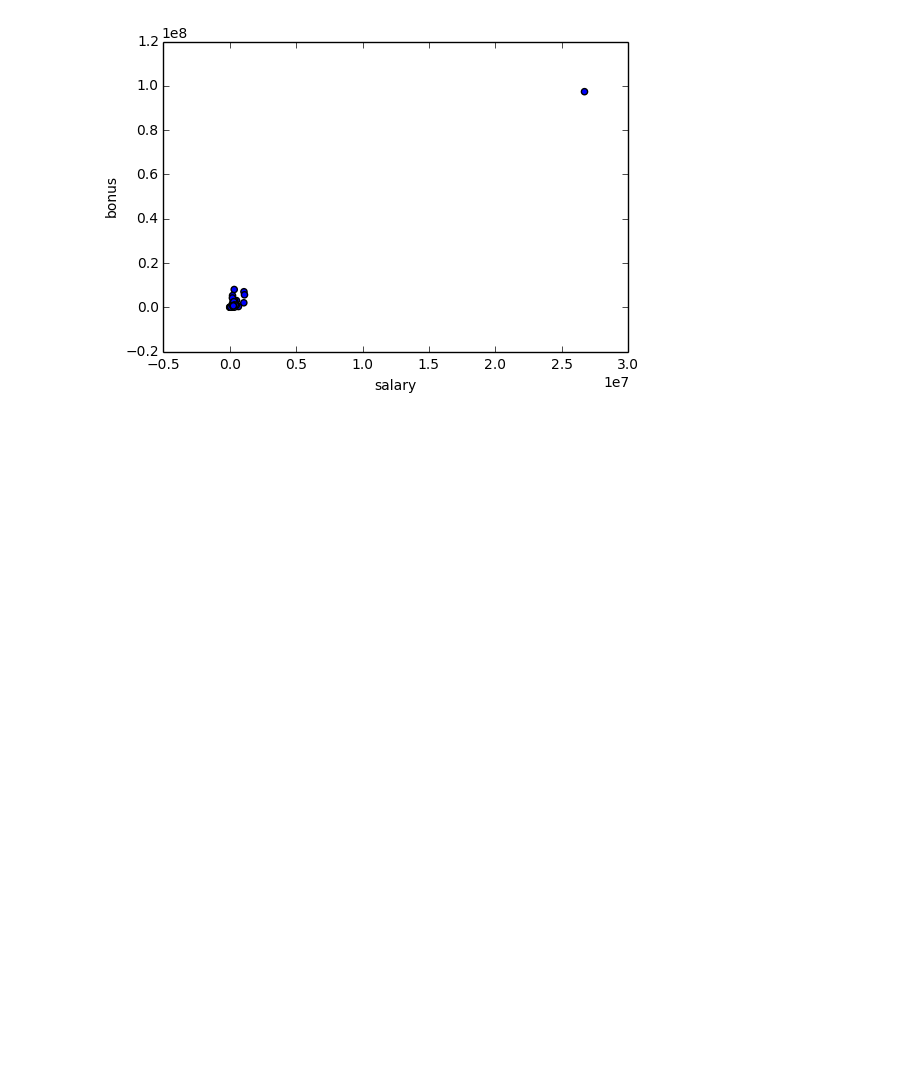
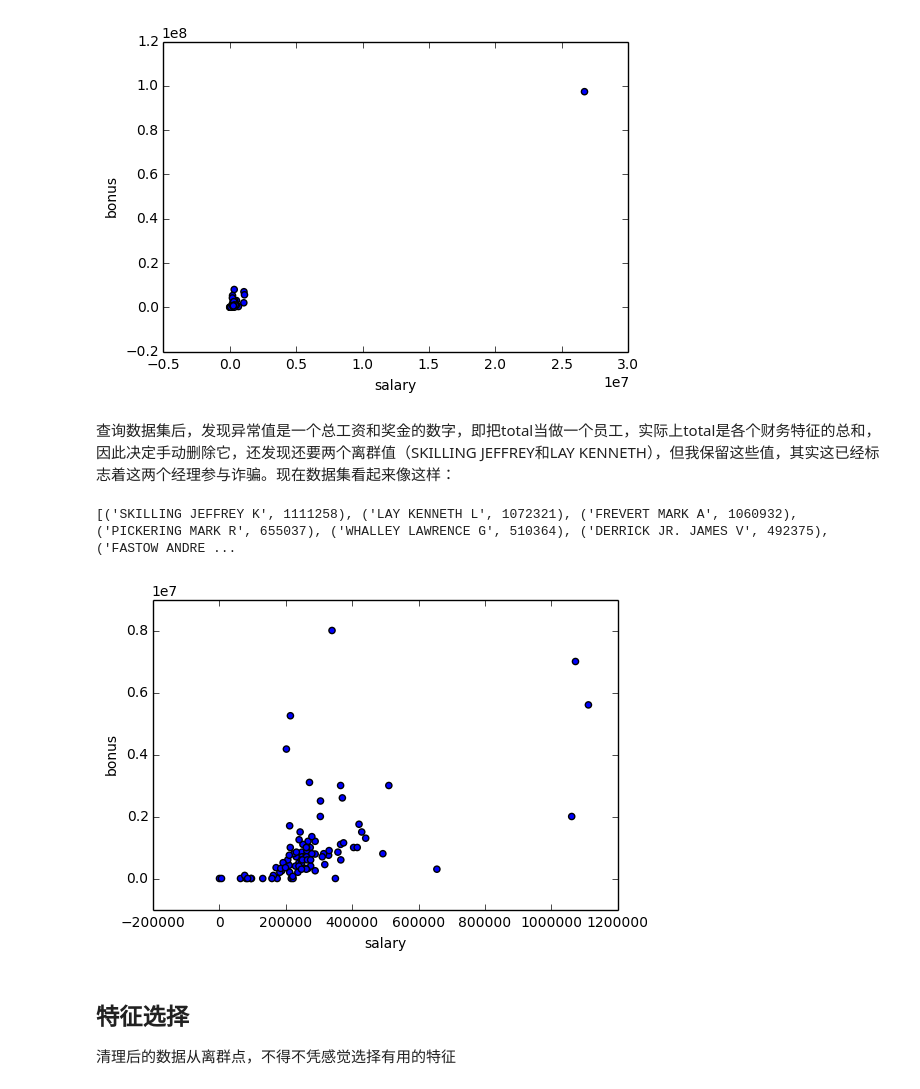
Before and after one commit to datamaning/machine_mini_projects, a Jupyter notebook: final_project/Untitled.ipynb, the cells around one changed output. Drawn from its saved outputs; the diff is of its cells as text; code cells hidden in the pictures; blank space fills up the shorter version.

Commit message:
enron data continue

```diff
--- a/final_project/Untitled.ipynb
+++ b/final_project/Untitled.ipynb
@@ -52,3 +52,36 @@ plt.ylabel("bonus")
 plt.show()
 # %% [output]
 [figure]
+# %% [markdown]
+查询数据集后，发现异常值是一个总工资和奖金的数字，即把total当做一个员工，实际上total是各个财务特征的总和，因此决定手动删除它，还发现还要两个离群值（SKILLING JEFFREY和LAY KENNETH），但我保留这些值，其实这已经标志着这两个经理参与诈骗。现在数据集看起来像这样：
+# %%
+# 去除异常值
+features=['salary','bonus']
+data_dict.pop('TOTAL',0)
+data=featureFormat(data_dict,features)
+
+### 删除数据集中的NAN
+outliers=[]
+for key in data_dict:
+    val=data_dict[key]['salary']
+    if val=='NaN':
+        continue
+    outliers.append((key,int(val)))
+outliers_final=(sorted(outliers,key=lambda x:x[1],reverse=True)[:10])
+print outliers_final
+
+# plot features
+for point in data:
+    salary=point[0]
+    bonus=point[1]
+    plt.scatter(salary,bonus)
+
+plt.xlabel('salary')
+plt.ylabel('bonus')
+plt.show()
+# %% [output]
+[('SKILLING JEFFREY K', 1111258), ('LAY KENNETH L', 1072321), ('FREVERT MARK A', 1060932), ('PICKERING MARK R', 655037), ('WHALLEY LAWRENCE G', 510364), ('DERRICK JR. JAMES V', 492375), ('FASTOW ANDRE ...
+[figure, added]
+# %% [markdown]
+## 特征选择
+清理后的数据从离群点，不得不凭感觉选择有用的特征
```
